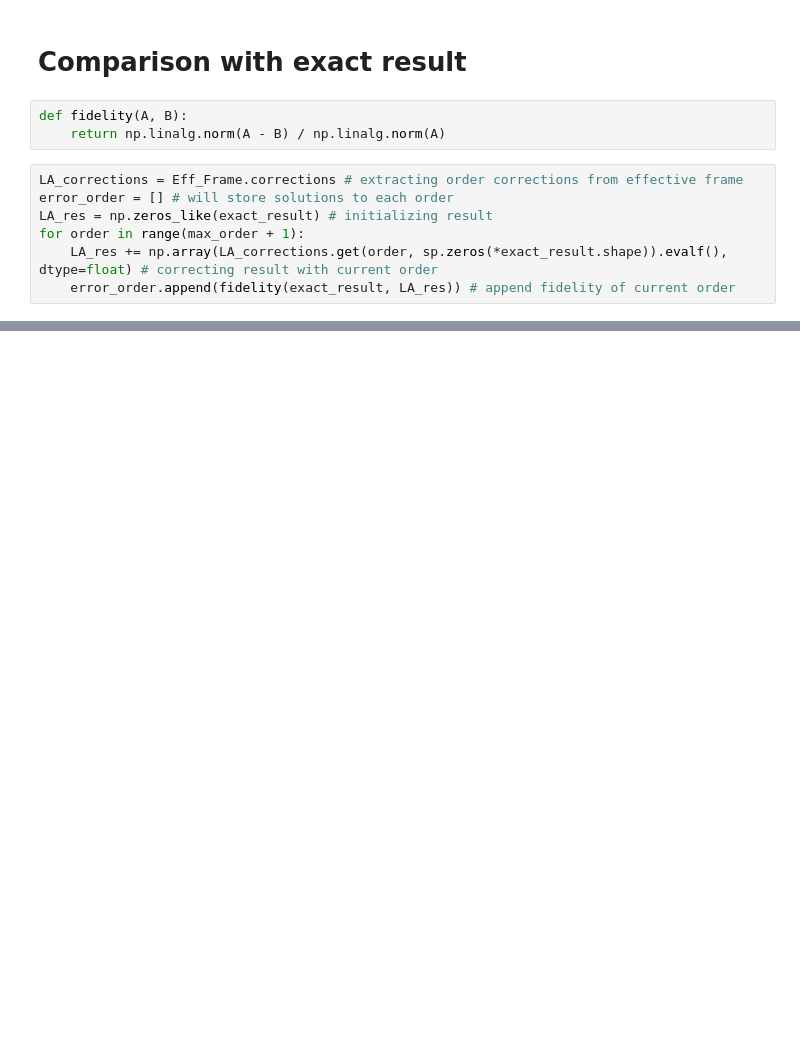
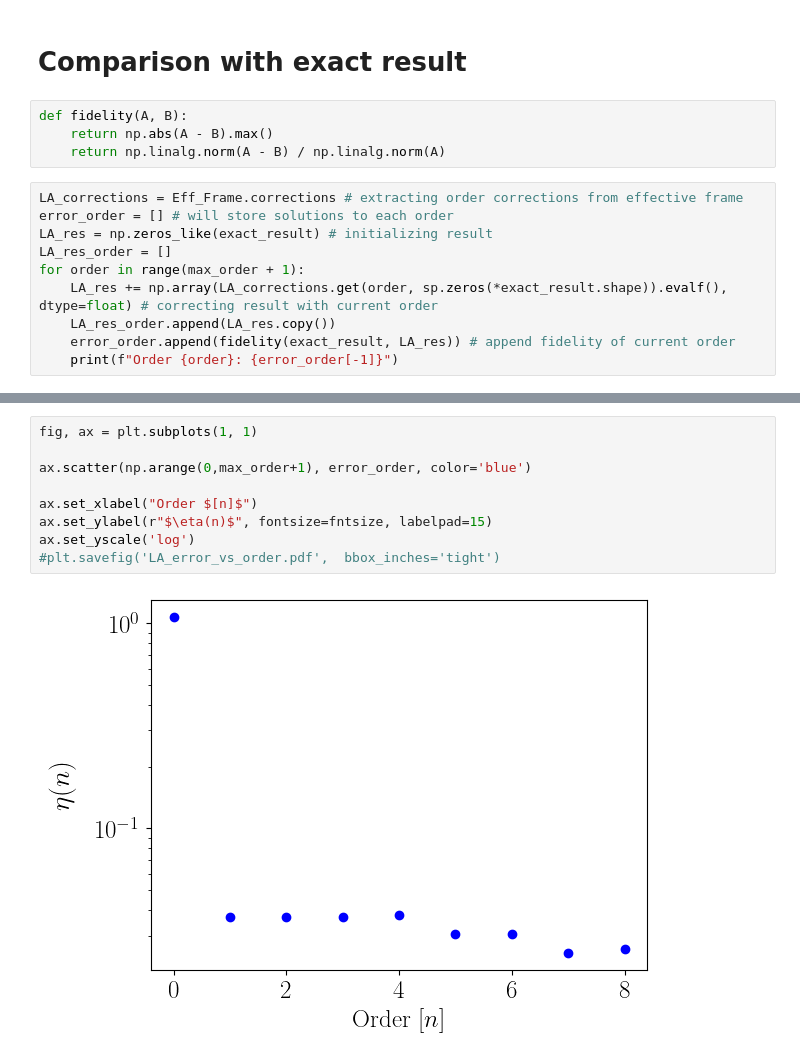
Before and after one commit to qcode-uni-a/sympt, a Jupyter notebook: examples/F2_Stochastic_Matrix_LA.ipynb, the cells around one changed output, grey strips where cells are left out. Saved outputs shown, nothing was run; the diff lists cells and outputs as text; blank space fills up the shorter version.

```diff
--- a/examples/F2_Stochastic_Matrix_LA.ipynb
+++ b/examples/F2_Stochastic_Matrix_LA.ipynb
@@ -119,11 +169,15 @@ fig.colorbar(im, cax=cax0)
 # Comparison with exact result
 # %%
 def fidelity(A, B):
+    return np.abs(A - B).max()
     return np.linalg.norm(A - B) / np.linalg.norm(A)
 # %%
 LA_corrections = Eff_Frame.corrections # extracting order corrections from effective frame
 error_order = [] # will store solutions to each order
 LA_res = np.zeros_like(exact_result) # initializing result
+LA_res_order = []
 for order in range(max_order + 1):
     LA_res += np.array(LA_corrections.get(order, sp.zeros(*exact_result.shape)).evalf(), dtype=float) # correcting result with current order
+    LA_res_order.append(LA_res.copy())
     error_order.append(fidelity(exact_result, LA_res)) # append fidelity of current order
+    print(f"Order {order}: {error_order[-1]}")
@@ -139,0 +219,11 @@ ax.set_ylabel(r"$\eta(n)$", fontsize=fntsize, labelpad=15)
+# %%
+fig, ax = plt.subplots(1, 1)
+
+ax.scatter(np.arange(0,max_order+1), error_order, color='blue')
+
+ax.set_xlabel("Order $[n]$")
+ax.set_ylabel(r"$\eta(n)$", fontsize=fntsize, labelpad=15)
+ax.set_yscale('log')
+#plt.savefig('LA_error_vs_order.pdf',  bbox_inches='tight')
+# %% [output]
+[figure, added]
```
Also changed, not shown: parts of 13 cells of this notebook, 3 other files.
